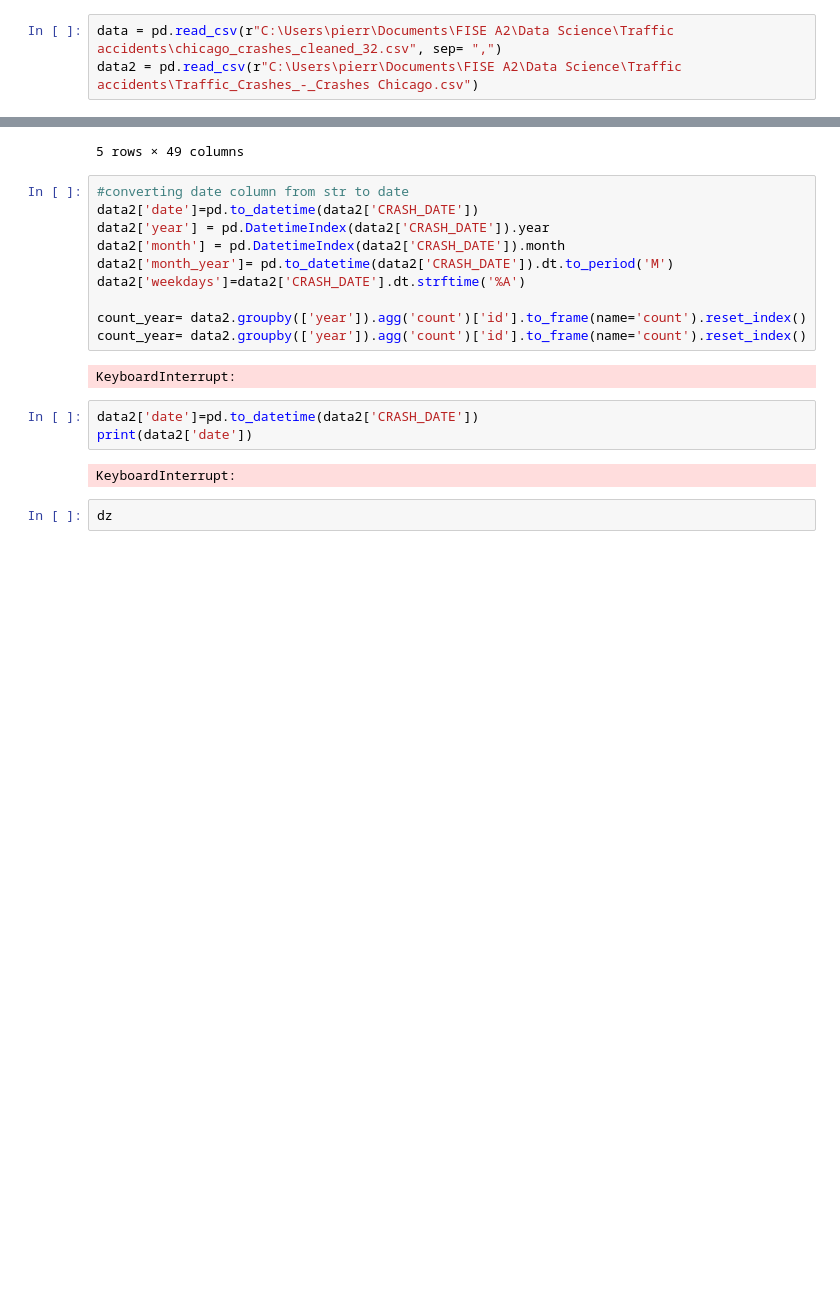
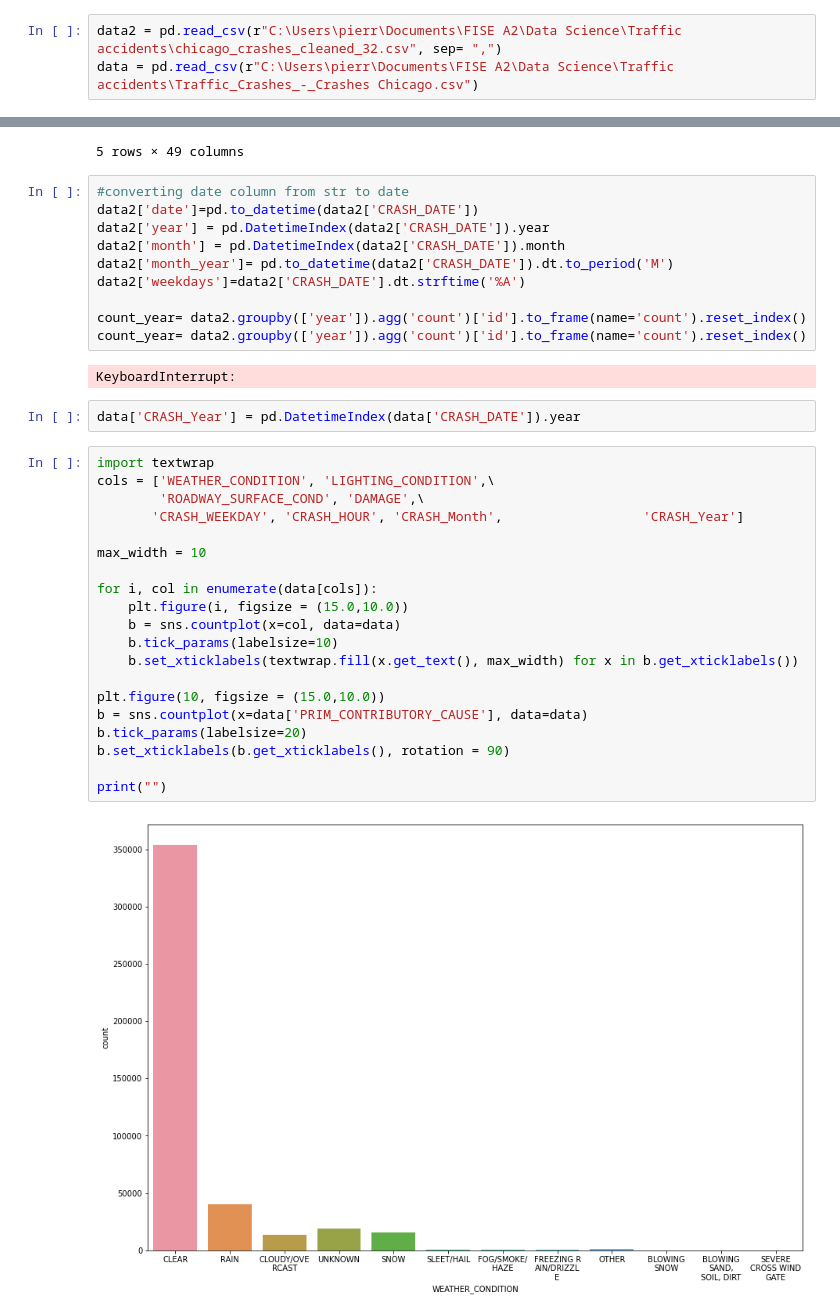
Before and after one commit to Crash-Analysis-Chicago/Chicago, a Jupyter notebook: Mathieu/Data_analysis.ipynb, the cells around one changed output, grey strips where cells are left out. Cells and saved outputs as stored; diff of their text form; blank space fills up the shorter version.

```diff
--- a/Mathieu/Data_analysis.ipynb
+++ b/Mathieu/Data_analysis.ipynb
@@ -12,6 +11,6 @@ Il faudrait peut etre ajouter le traffic routier moyen à Chicago selon les heur
 
 Il faudrait comparer le nombre d'accidents sous temps de pluie par rapport à la pluiviométrie sur une année pour voir si la pluie augmente considérablement le nombre d'accidents : https://fr.weatherspark.com/y/14091/M%C3%A9t%C3%A9o-habituelle-%C3%A0-Chicago-Illinois-%C3%89tats-Unis
 # %%
-data = pd.read_csv(r"C:\Users\pierr\Documents\FISE A2\Data Science\Traffic accidents\chicago_crashes_cleaned_32.csv", sep= ",")
-data2 = pd.read_csv(r"C:\Users\pierr\Documents\FISE A2\Data Science\Traffic accidents\Traffic_Crashes_-_Crashes Chicago.csv")
+data2 = pd.read_csv(r"C:\Users\pierr\Documents\FISE A2\Data Science\Traffic accidents\chicago_crashes_cleaned_32.csv", sep= ",")
+data = pd.read_csv(r"C:\Users\pierr\Documents\FISE A2\Data Science\Traffic accidents\Traffic_Crashes_-_Crashes Chicago.csv")
 # %%
@@ -127,10 +126,27 @@ count_year= data2.groupby(['year']).agg('count')['id'].to_frame(name='count').re
 count_year= data2.groupby(['year']).agg('count')['id'].to_frame(name='count').reset_index()
 # %% [output]
 KeyboardInterrupt:
-# %%
-data2['date']=pd.to_datetime(data2['CRASH_DATE'])
-print(data2['date'])
-# %% [output]
-KeyboardInterrupt:
-# %%
-dz
+# %%
+data['CRASH_Year'] = pd.DatetimeIndex(data['CRASH_DATE']).year
+# %%
+import textwrap
+cols = ['WEATHER_CONDITION', 'LIGHTING_CONDITION',\
+        'ROADWAY_SURFACE_COND', 'DAMAGE',\
+       'CRASH_WEEKDAY', 'CRASH_HOUR', 'CRASH_Month',                  'CRASH_Year']
+
+max_width = 10
+
+for i, col in enumerate(data[cols]):
+    plt.figure(i, figsize = (15.0,10.0))
+    b = sns.countplot(x=col, data=data)
+    b.tick_params(labelsize=10)
+    b.set_xticklabels(textwrap.fill(x.get_text(), max_width) for x in b.get_xticklabels())
+
+plt.figure(10, figsize = (15.0,10.0))
+b = sns.countplot(x=data['PRIM_CONTRIBUTORY_CAUSE'], data=data)
+b.tick_params(labelsize=20)
+b.set_xticklabels(b.get_xticklabels(), rotation = 90)
+
+print("")
+# %% [output]
+[figure, added]
```
Also changed, not shown: parts of 10 cells of this notebook.
